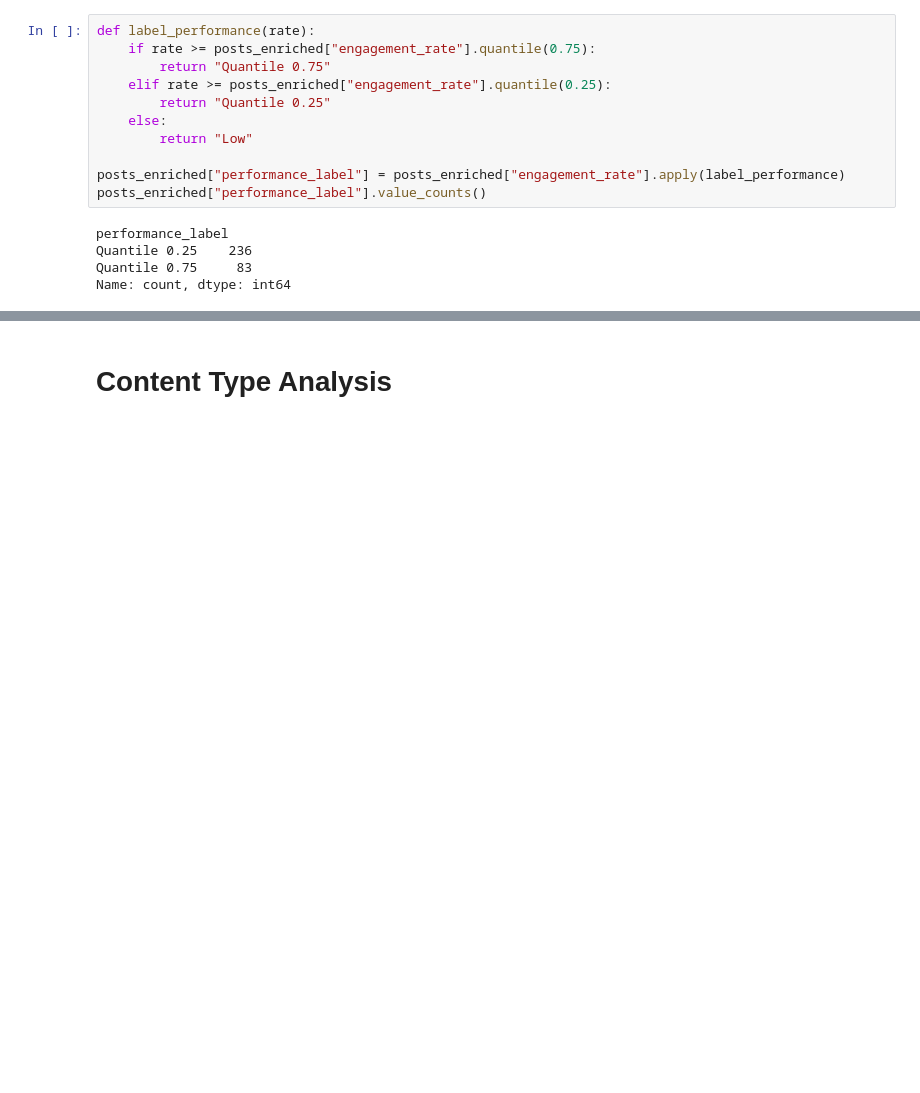
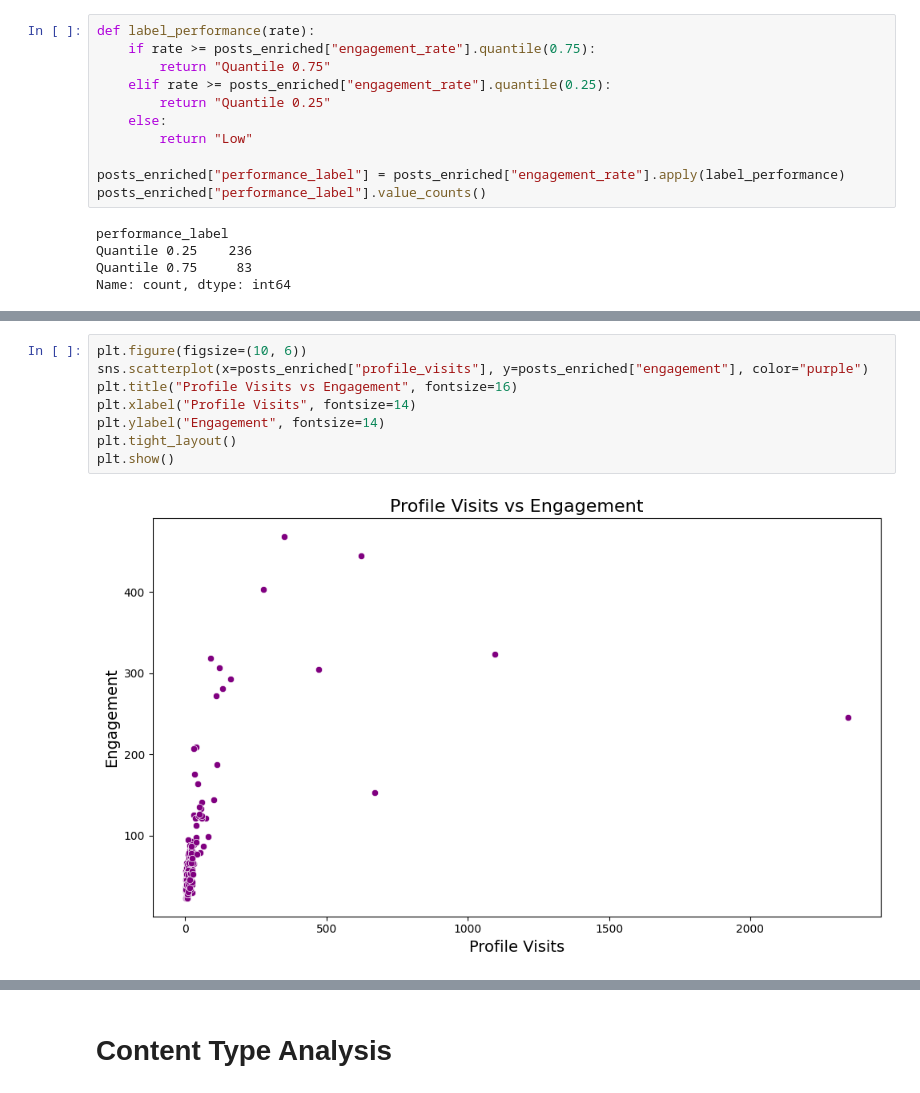
Before and after one commit to stefanmlrj/CarinaHardy-Instagram-Data-Analysis, a Jupyter notebook: insta-Project/notebooks/exploratory_analysis.ipynb, the cells around one changed output, grey strips where cells are left out. Cells and saved outputs as stored; diff of their text form; blank space fills up the shorter version.

```diff
--- a/insta-Project/notebooks/exploratory_analysis.ipynb
+++ b/insta-Project/notebooks/exploratory_analysis.ipynb
@@ -208,0 +307,10 @@ Name: count, dtype: int64
+# %%
+plt.figure(figsize=(10, 6))
+sns.scatterplot(x=posts_enriched["profile_visits"], y=posts_enriched["engagement"], color="purple")
+plt.title("Profile Visits vs Engagement", fontsize=16)
+plt.xlabel("Profile Visits", fontsize=14)
+plt.ylabel("Engagement", fontsize=14)
+plt.tight_layout()
+plt.show()
+# %% [output]
+[figure, added]
```
Also changed, not shown: parts of 21 cells of this notebook, 2 other files.
